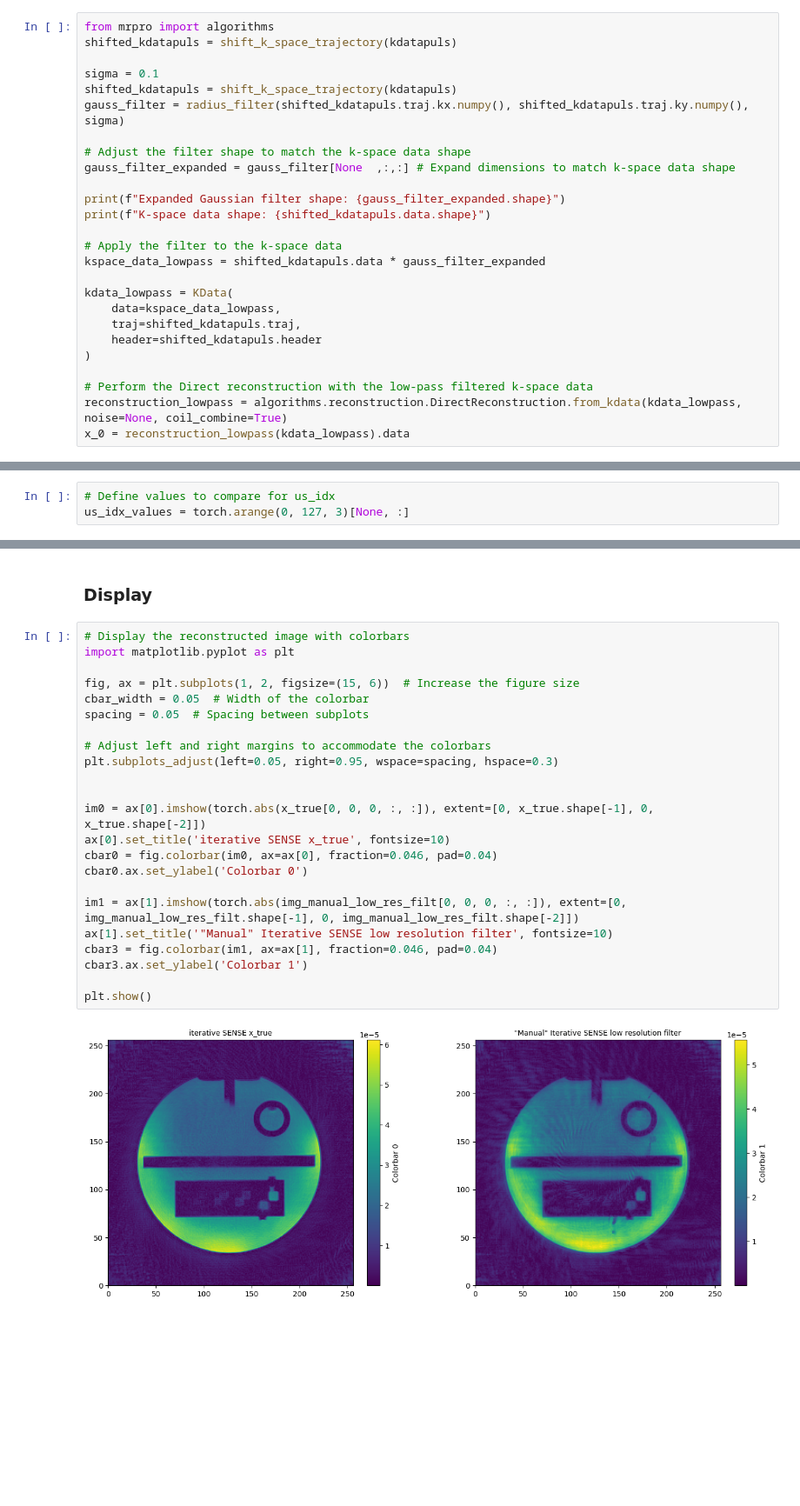
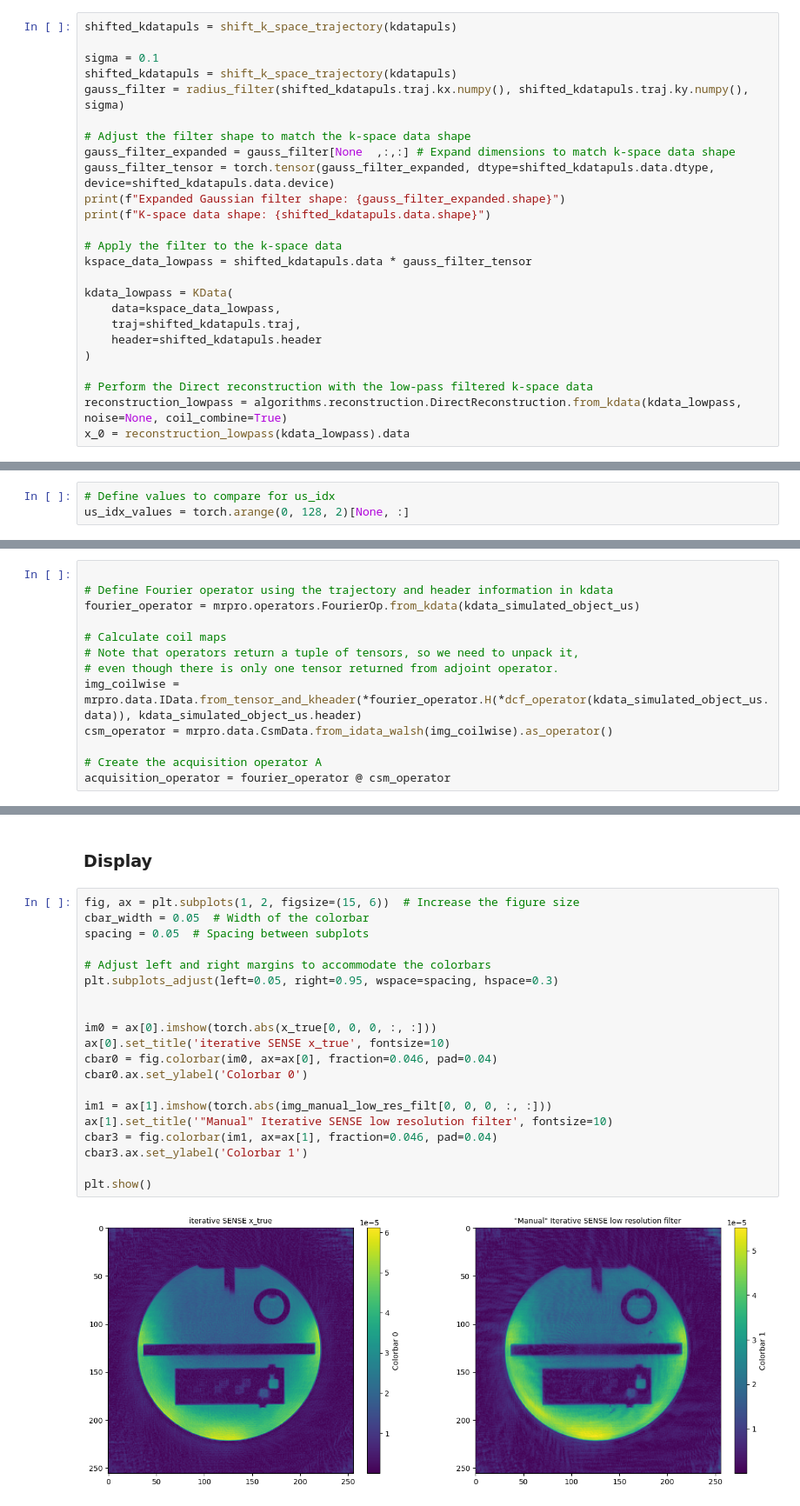
Before and after one commit to PTB-MR/mrpro, a Jupyter notebook: examples/iterative_sense_regularization.ipynb, the cells around one changed output, grey strips where cells are left out. Shown at 87% size. Drawn from its saved outputs; the diff is of its cells as text; blank space fills up the shorter version.

```diff
--- a/examples/iterative_sense_regularization.ipynb
+++ b/examples/iterative_sense_regularization.ipynb
@@ -69,7 +57,6 @@ def shift_k_space_trajectory(kdatapuls):
 # %% [markdown]
 ### Low Res filter
 # %%
-from mrpro import algorithms
 shifted_kdatapuls = shift_k_space_trajectory(kdatapuls)
 
 sigma = 0.1
@@ -78,12 +65,12 @@ gauss_filter = radius_filter(shifted_kdatapuls.traj.kx.numpy(), shifted_kdatapul
 
 # Adjust the filter shape to match the k-space data shape
 gauss_filter_expanded = gauss_filter[None  ,:,:] # Expand dimensions to match k-space data shape
-
+gauss_filter_tensor = torch.tensor(gauss_filter_expanded, dtype=shifted_kdatapuls.data.dtype, device=shifted_kdatapuls.data.device)
 print(f"Expanded Gaussian filter shape: {gauss_filter_expanded.shape}")
 print(f"K-space data shape: {shifted_kdatapuls.data.shape}")
 
 # Apply the filter to the k-space data
-kspace_data_lowpass = shifted_kdatapuls.data * gauss_filter_expanded
+kspace_data_lowpass = shifted_kdatapuls.data * gauss_filter_tensor
 
 kdata_lowpass = KData(
     data=kspace_data_lowpass,
@@ -121,7 +127,7 @@ $\min_x 0.5 \| \sqrt{W} (Ax - y) \|_2^2 + 0.5 \lambda \| Tx - x_0 \|_2^2$
 ### Undersampling
 # %%
 # Define values to compare for us_idx
-us_idx_values = torch.arange(0, 127, 3)[None, :]
+us_idx_values = torch.arange(0, 128, 2)[None, :]
 # %% [markdown]
 ### $x_{\text{true}}$
 # %%
@@ -166,6 +172,19 @@ kdata_simulated_object_us = KData.split_k1_into_other(kdata_simulated_object, us
 dcf_operator = mrpro.data.DcfData.from_traj_voronoi(kdata_simulated_object_us.traj).as_operator()
 # %% [markdown]
 ### A
+# %%
+
+# Define Fourier operator using the trajectory and header information in kdata
+fourier_operator = mrpro.operators.FourierOp.from_kdata(kdata_simulated_object_us)
+
+# Calculate coil maps
+# Note that operators return a tuple of tensors, so we need to unpack it,
+# even though there is only one tensor returned from adjoint operator.
+img_coilwise = mrpro.data.IData.from_tensor_and_kheader(*fourier_operator.H(*dcf_operator(kdata_simulated_object_us.data)), kdata_simulated_object_us.header)
+csm_operator = mrpro.data.CsmData.from_idata_walsh(img_coilwise).as_operator()
+
+# Create the acquisition operator A
+acquisition_operator = fourier_operator @ csm_operator
 # %% [markdown]
 ### $\lambda$
 # %%
@@ -206,27 +223,24 @@ img_manual_low_res_filt = mrpro.algorithms.optimizers.cg(
 # %% [markdown]
 ### Display
 # %%
-# Display the reconstructed image with colorbars
-import matplotlib.pyplot as plt
-
 fig, ax = plt.subplots(1, 2, figsize=(15, 6))  # Increase the figure size
 cbar_width = 0.05  # Width of the colorbar
 spacing = 0.05  # Spacing between subplots
 
 # Adjust left and right margins to accommodate the colorbars
 plt.subplots_adjust(left=0.05, right=0.95, wspace=spacing, hspace=0.3)
 
 
-im0 = ax[0].imshow(torch.abs(x_true[0, 0, 0, :, :]), extent=[0, x_true.shape[-1], 0, x_true.shape[-2]])
+im0 = ax[0].imshow(torch.abs(x_true[0, 0, 0, :, :]))
 ax[0].set_title('iterative SENSE x_true', fontsize=10)
 cbar0 = fig.colorbar(im0, ax=ax[0], fraction=0.046, pad=0.04)
 cbar0.ax.set_ylabel('Colorbar 0')
 
-im1 = ax[1].imshow(torch.abs(img_manual_low_res_filt[0, 0, 0, :, :]), extent=[0, img_manual_low_res_filt.shape[-1], 0, img_manual_low_res_filt.shape[-2]])
+im1 = ax[1].imshow(torch.abs(img_manual_low_res_filt[0, 0, 0, :, :]))
 ax[1].set_title('"Manual" Iterative SENSE low resolution filter', fontsize=10)
 cbar3 = fig.colorbar(im1, ax=ax[1], fraction=0.046, pad=0.04)
 cbar3.ax.set_ylabel('Colorbar 1')
 
 plt.show()
 # %% [output]
-[figure, old version]
+[figure, new version]
```
Also changed, not shown: parts of 11 cells of this notebook, 43 other files.
